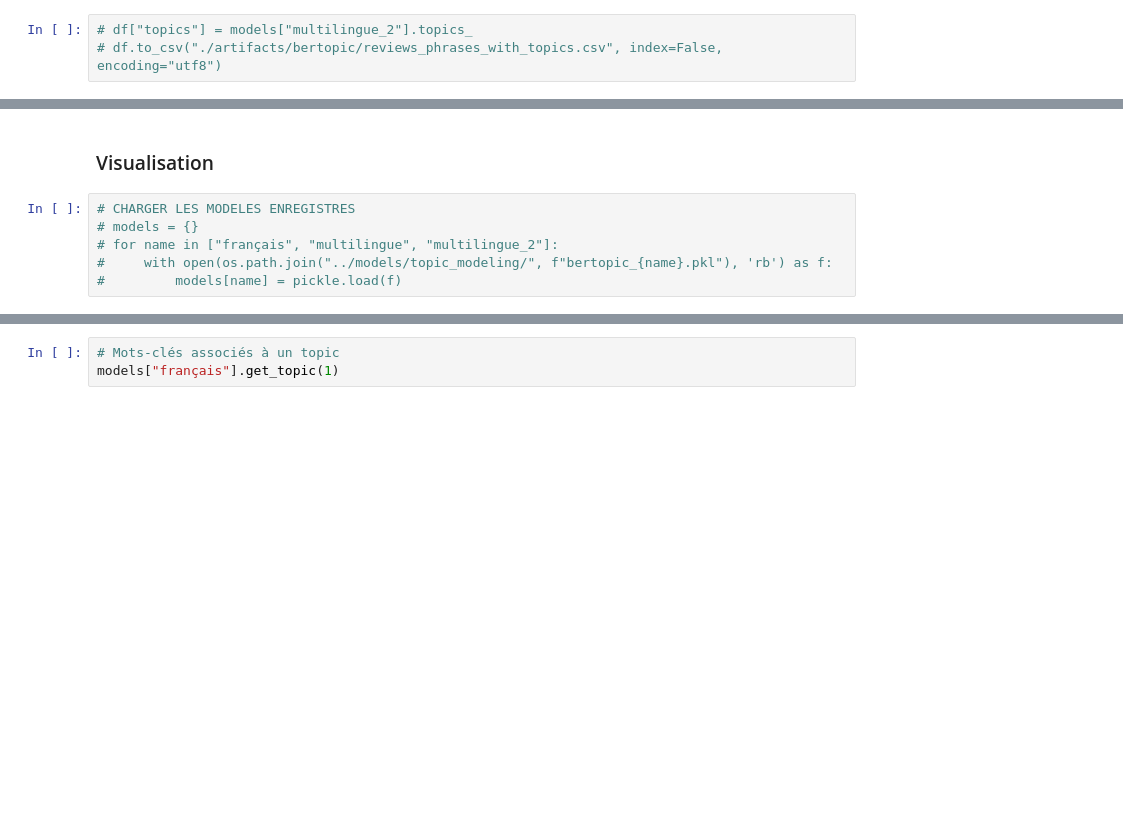
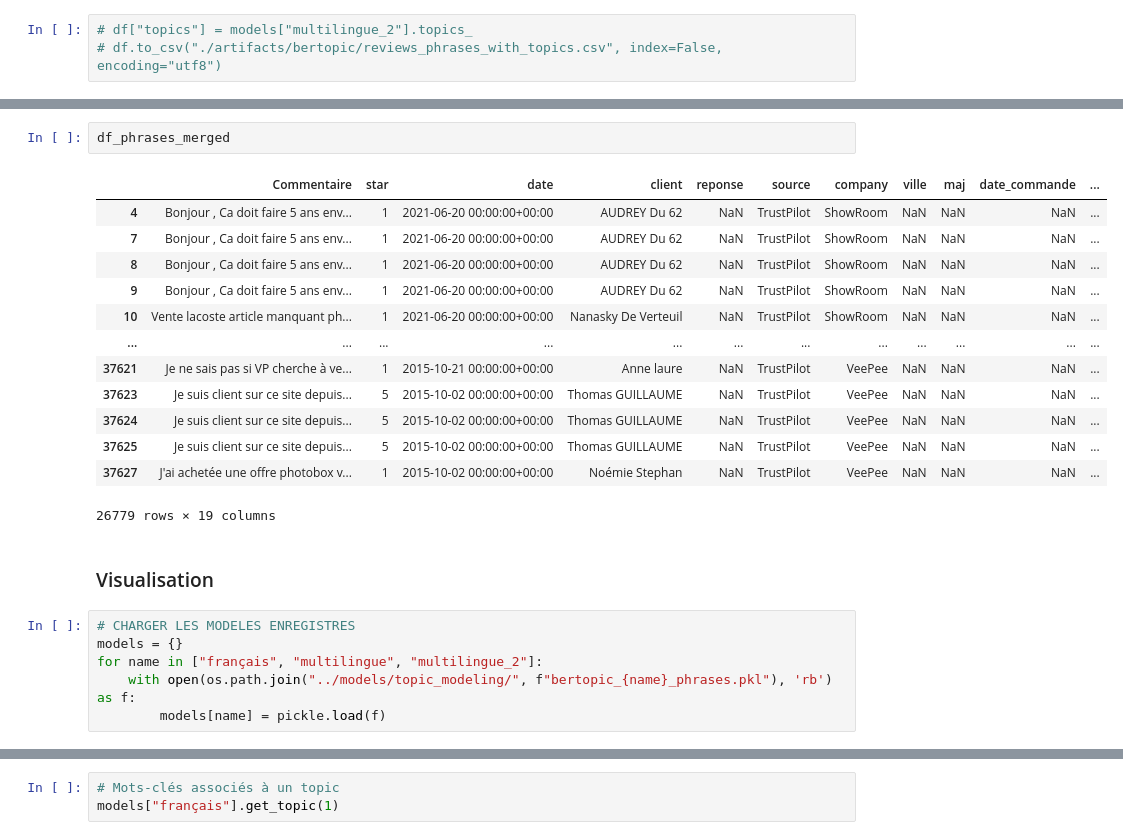
Before and after one commit to laurinecharbonnier/trustpilot, a Jupyter notebook: notebooks/03_modelisation_BERTopic.ipynb, the cells around one changed output, grey strips where cells are left out. Cells and saved outputs as stored; diff of their text form; blank space fills up the shorter version.

```diff
--- a/notebooks/03_modelisation_BERTopic.ipynb
+++ b/notebooks/03_modelisation_BERTopic.ipynb
@@ -335,11 +437,27 @@ df_merged.to_csv("../resultats/bertopic/data/dataset_labellise_phrases.csv", ind
+# %%
+df_phrases_merged
+# %% [output]
+|  | Commentaire | star | date | client | reponse | source | company | ville | maj | date_commande | ... |
+| 4 | Bonjour , Ca doit faire 5 ans env... | 1 | 2021-06-20 00:00:00+00:00 | AUDREY Du 62 | NaN | TrustPilot | ShowRoom | NaN | NaN | NaN | ... |
+| 7 | Bonjour , Ca doit faire 5 ans env... | 1 | 2021-06-20 00:00:00+00:00 | AUDREY Du 62 | NaN | TrustPilot | ShowRoom | NaN | NaN | NaN | ... |
+| 8 | Bonjour , Ca doit faire 5 ans env... | 1 | 2021-06-20 00:00:00+00:00 | AUDREY Du 62 | NaN | TrustPilot | ShowRoom | NaN | NaN | NaN | ... |
+| 9 | Bonjour , Ca doit faire 5 ans env... | 1 | 2021-06-20 00:00:00+00:00 | AUDREY Du 62 | NaN | TrustPilot | ShowRoom | NaN | NaN | NaN | ... |
+| 10 | Vente lacoste article manquant ph... | 1 | 2021-06-20 00:00:00+00:00 | Nanasky De Verteuil | NaN | TrustPilot | ShowRoom | NaN | NaN | NaN | ... |
+| ... | ... | ... | ... | ... | ... | ... | ... | ... | ... | ... | ... |
+| 37621 | Je ne sais pas si VP cherche à ve... | 1 | 2015-10-21 00:00:00+00:00 | Anne laure | NaN | TrustPilot | VeePee | NaN | NaN | NaN | ... |
+| 37623 | Je suis client sur ce site depuis... | 5 | 2015-10-02 00:00:00+00:00 | Thomas GUILLAUME | NaN | TrustPilot | VeePee | NaN | NaN | NaN | ... |
+| 37624 | Je suis client sur ce site depuis... | 5 | 2015-10-02 00:00:00+00:00 | Thomas GUILLAUME | NaN | TrustPilot | VeePee | NaN | NaN | NaN | ... |
+| 37625 | Je suis client sur ce site depuis... | 5 | 2015-10-02 00:00:00+00:00 | Thomas GUILLAUME | NaN | TrustPilot | VeePee | NaN | NaN | NaN | ... |
+| 37627 | J'ai achetée une offre photobox v... | 1 | 2015-10-02 00:00:00+00:00 | Noémie Stephan | NaN | TrustPilot | VeePee | NaN | NaN | NaN | ... |
+26779 rows × 19 columns
 # %% [markdown]
 ### Visualisation
 # %%
 # CHARGER LES MODELES ENREGISTRES
-# models = {}
-# for name in ["français", "multilingue", "multilingue_2"]:
-#     with open(os.path.join("../models/topic_modeling/", f"bertopic_{name}.pkl"), 'rb') as f:
-#         models[name] = pickle.load(f)
+models = {}
+for name in ["français", "multilingue", "multilingue_2"]:
+    with open(os.path.join("../models/topic_modeling/", f"bertopic_{name}_phrases.pkl"), 'rb') as f:
+        models[name] = pickle.load(f)
 # %%
 all_topics_words = {}
 topic_model = models["multilingue_2"]
```
Also changed, not shown: parts of 13 cells of this notebook, 2 other files.
